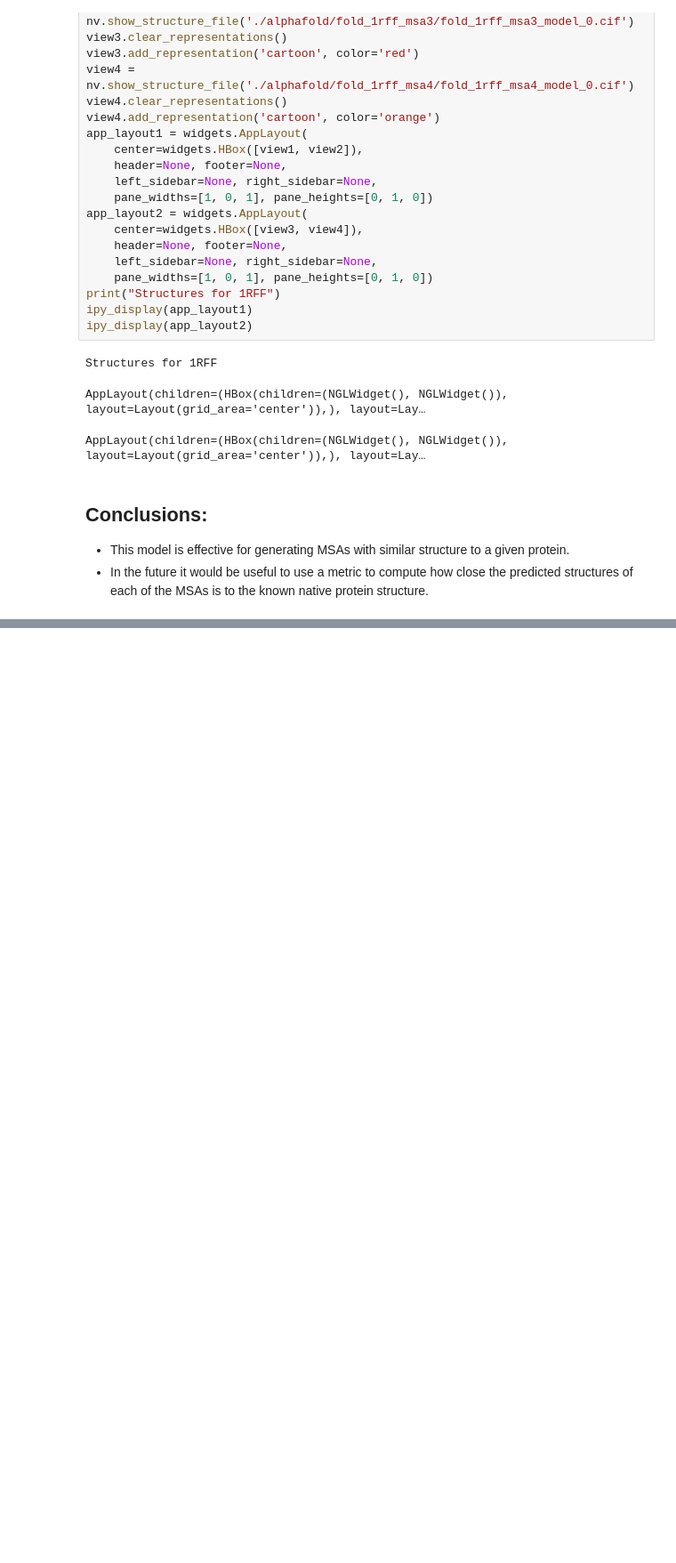
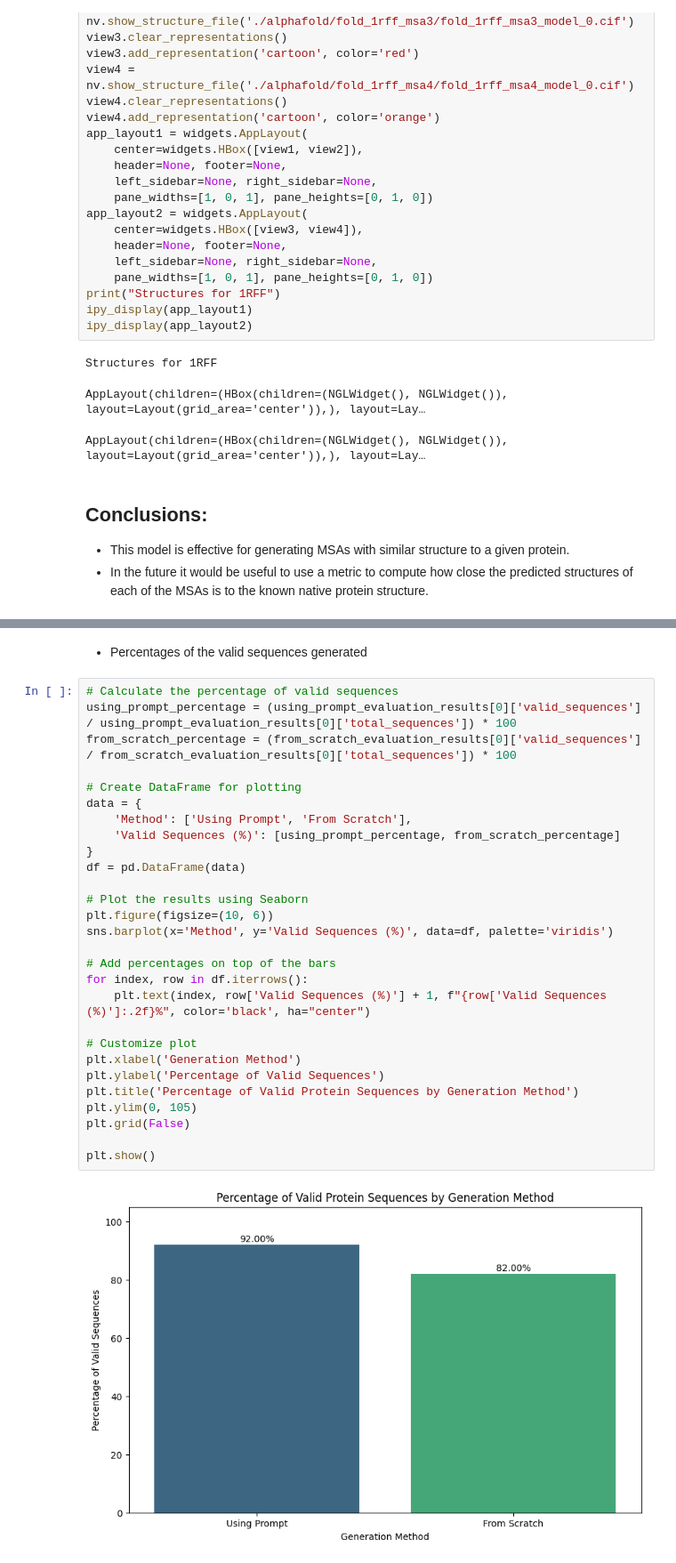
Before and after one commit to dmgonzalez8/TopoFold, a Jupyter notebook: Presentation.ipynb, the cells around one changed output, grey strips where cells are left out. Shown: that part at 89% size. Drawn from its saved outputs; the diff is of its cells as text; blank space fills up the shorter version.

```diff
--- a/Presentation.ipynb
+++ b/Presentation.ipynb
@@ -628,0 +906,32 @@ AppLayout(children=(HBox(children=(NGLWidget(), NGLWidget()), layout=Layout(grid
+# %% [markdown]
+- Percentages of the valid sequences generated
+# %%
+# Calculate the percentage of valid sequences
+using_prompt_percentage = (using_prompt_evaluation_results[0]['valid_sequences'] / using_prompt_evaluation_results[0]['total_sequences']) * 100
+from_scratch_percentage = (from_scratch_evaluation_results[0]['valid_sequences'] / from_scratch_evaluation_results[0]['total_sequences']) * 100
+
+# Create DataFrame for plotting
+data = {
+    'Method': ['Using Prompt', 'From Scratch'],
+    'Valid Sequences (%)': [using_prompt_percentage, from_scratch_percentage]
+}
+df = pd.DataFrame(data)
+
+# Plot the results using Seaborn
+plt.figure(figsize=(10, 6))
+sns.barplot(x='Method', y='Valid Sequences (%)', data=df, palette='viridis')
+
+# Add percentages on top of the bars
+for index, row in df.iterrows():
+    plt.text(index, row['Valid Sequences (%)'] + 1, f"{row['Valid Sequences (%)']:.2f}%", color='black', ha="center")
+
+# Customize plot
+plt.xlabel('Generation Method')
+plt.ylabel('Percentage of Valid Sequences')
+plt.title('Percentage of Valid Protein Sequences by Generation Method')
+plt.ylim(0, 105)
+plt.grid(False)
+
+plt.show()
+# %% [output]
+[figure, added]
```
Also changed, not shown: parts of 22 cells of this notebook.
